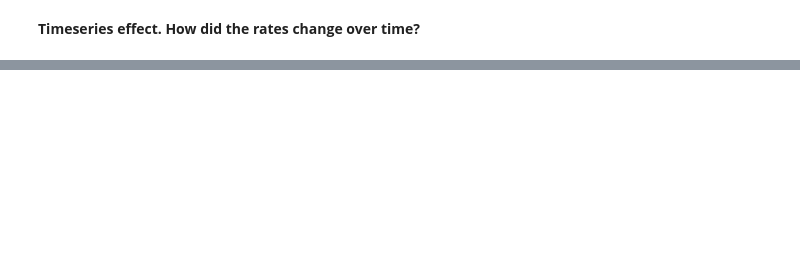
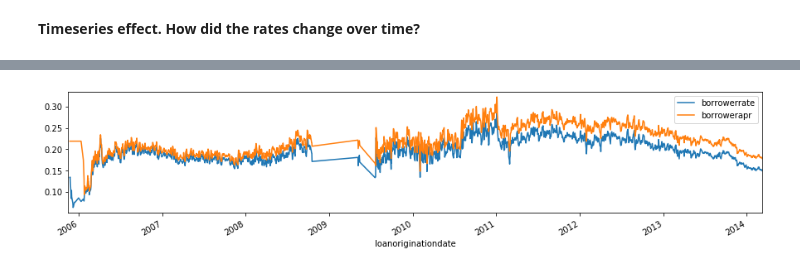
Before and after one commit to islamellawendy/Communicate-Data-Findings, a Jupyter notebook: exploration_template.ipynb, the cells around one changed output, grey strips where cells are left out. Cells and saved outputs as stored; diff of their text form; code cells hidden in the pictures; blank space fills up the shorter version.

```diff
--- a/exploration_template.ipynb
+++ b/exploration_template.ipynb
@@ -404,6 +410,0 @@ I will use [dataquest's](https://www.dataquest.io/blog/tutorial-time-series-anal
-# %%
-series = df2.set_index('loanoriginationdate')
-series['year'] = series.index.year
-series['month'] = series.index.month
-series['weekday'] = series.index.weekday
-series['weekdayname'] = series.index.weekday_name
@@ -424,0 +418,10 @@ The final lookout is that from Q2 2013 till 2014, loan amounts increased reachin
+# %%
+df3 = df2.groupby('loanoriginationdate')['borrowerrate','borrowerapr'].mean()
+
+rolling = df3.rolling(window = 3)
+rolling_mean = rolling.mean()
+rolling_mean.plot(figsize=(15, 3))
+
+plt.show()
+# %% [output]
+[figure, added]
```
Also changed, not shown: parts of 27 cells of this notebook, 1 other file.
